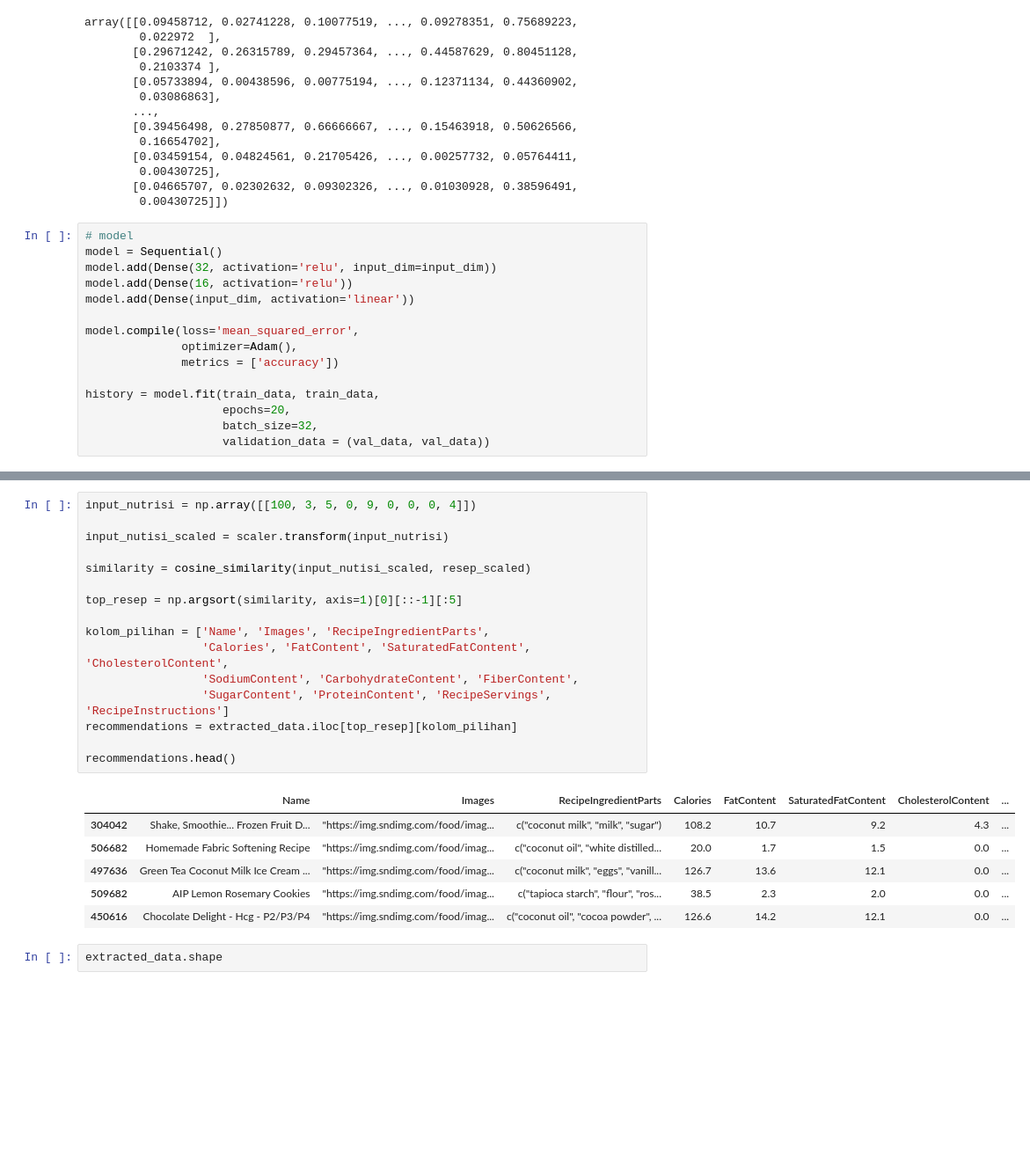
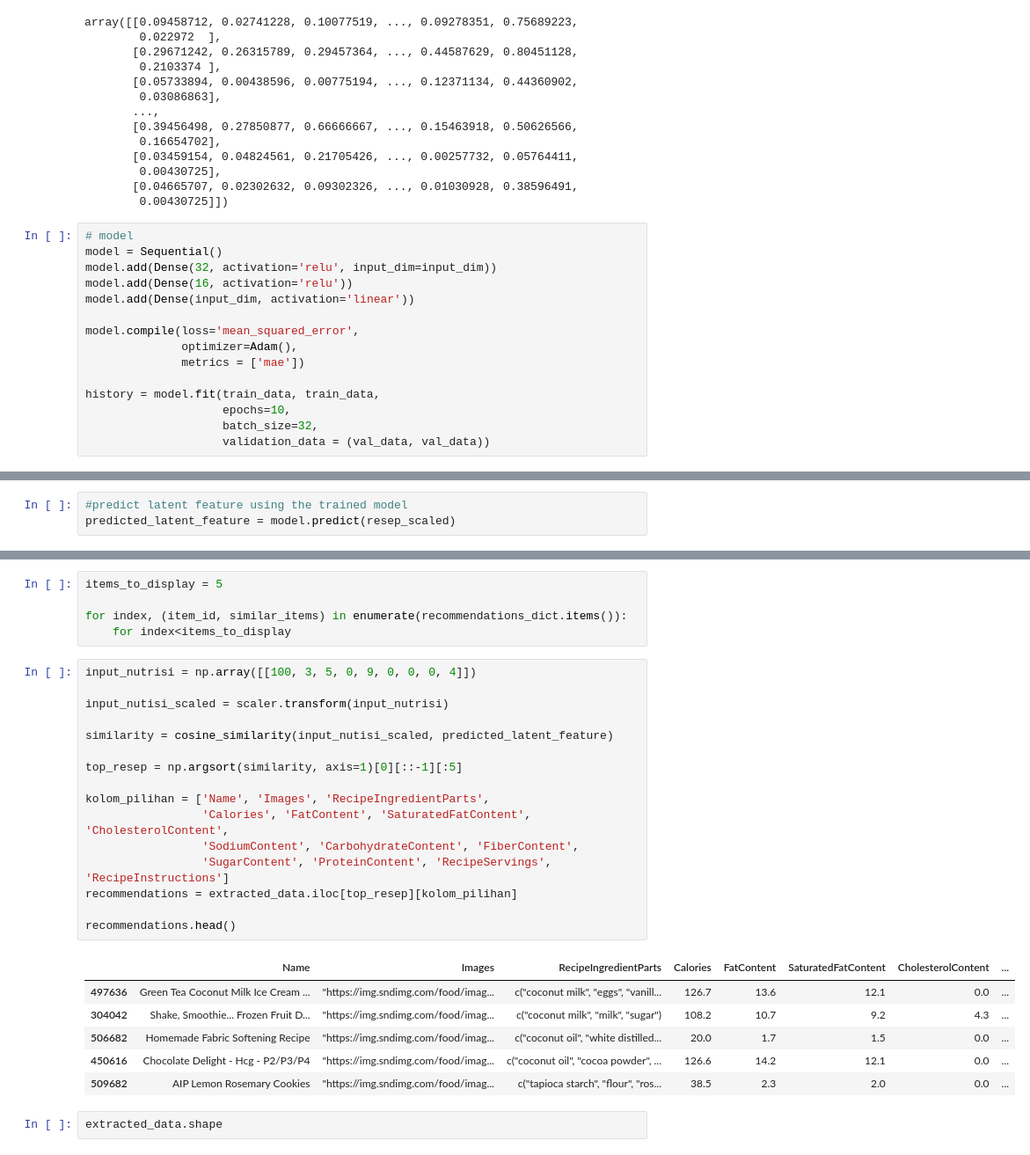
Before and after one commit to Dietica-Capstone/ml-dietica, a Jupyter notebook: model_rekomendasi.ipynb, the cells around one changed output, grey strips where cells are left out. Shown at 88% size. Saved outputs shown, nothing was run; the diff lists cells and outputs as text; blank space fills up the shorter version.

```diff
--- a/model_rekomendasi.ipynb
+++ b/model_rekomendasi.ipynb
@@ -387,10 +391,10 @@ model.add(Dense(input_dim, activation='linear'))
 
 model.compile(loss='mean_squared_error',
               optimizer=Adam(),
-              metrics = ['accuracy'])
+              metrics = ['mae'])
 
 history = model.fit(train_data, train_data,
-                    epochs=20,
+                    epochs=10,
                     batch_size=32,
                     validation_data = (val_data, val_data))
 # %% [output]
@@ -413,0 +421,3 @@ Epoch 20/20
+# %%
+#predict latent feature using the trained model
+predicted_latent_feature = model.predict(resep_scaled)
@@ -414,26 +478,31 @@ Epoch 20/20
+# %%
+items_to_display = 5
+
+for index, (item_id, similar_items) in enumerate(recommendations_dict.items()):
+    for index<items_to_display
 # %%
 input_nutrisi = np.array([[100, 3, 5, 0, 9, 0, 0, 0, 4]])
 
 input_nutisi_scaled = scaler.transform(input_nutrisi)
 
-similarity = cosine_similarity(input_nutisi_scaled, resep_scaled)
+similarity = cosine_similarity(input_nutisi_scaled, predicted_latent_feature)
 
 top_resep = np.argsort(similarity, axis=1)[0][::-1][:5]
 
 kolom_pilihan = ['Name', 'Images', 'RecipeIngredientParts',
                  'Calories', 'FatContent', 'SaturatedFatContent', 'CholesterolContent',
                  'SodiumContent', 'CarbohydrateContent', 'FiberContent',
                  'SugarContent', 'ProteinContent', 'RecipeServings', 'RecipeInstructions']
 recommendations = extracted_data.iloc[top_resep][kolom_pilihan]
 
 recommendations.head()
 # %% [output]
 |  | Name | Images | RecipeIngredientParts | Calories | FatContent | SaturatedFatContent | CholesterolContent | ... |
+| 497636 | Green Tea Coconut Milk Ice Cream ... | "https://img.sndimg.com/food/imag... | c("coconut milk", "eggs", "vanill... | 126.7 | 13.6 | 12.1 | 0.0 | ... |
 | 304042 | Shake, Smoothie... Frozen Fruit D... | "https://img.sndimg.com/food/imag... | c("coconut milk", "milk", "sugar") | 108.2 | 10.7 | 9.2 | 4.3 | ... |
 | 506682 | Homemade Fabric Softening Recipe | "https://img.sndimg.com/food/imag... | c("coconut oil", "white distilled... | 20.0 | 1.7 | 1.5 | 0.0 | ... |
-| 497636 | Green Tea Coconut Milk Ice Cream ... | "https://img.sndimg.com/food/imag... | c("coconut milk", "eggs", "vanill... | 126.7 | 13.6 | 12.1 | 0.0 | ... |
+| 450616 | Chocolate Delight - Hcg - P2/P3/P4 | "https://img.sndimg.com/food/imag... | c("coconut oil", "cocoa powder", ... | 126.6 | 14.2 | 12.1 | 0.0 | ... |
 | 509682 | AIP Lemon Rosemary Cookies | "https://img.sndimg.com/food/imag... | c("tapioca starch", "flour", "ros... | 38.5 | 2.3 | 2.0 | 0.0 | ... |
-| 450616 | Chocolate Delight - Hcg - P2/P3/P4 | "https://img.sndimg.com/food/imag... | c("coconut oil", "cocoa powder", ... | 126.6 | 14.2 | 12.1 | 0.0 | ... |
 # %%
 extracted_data.shape
 # %% [output]
```
Also changed, not shown: parts of 13 cells of this notebook.
